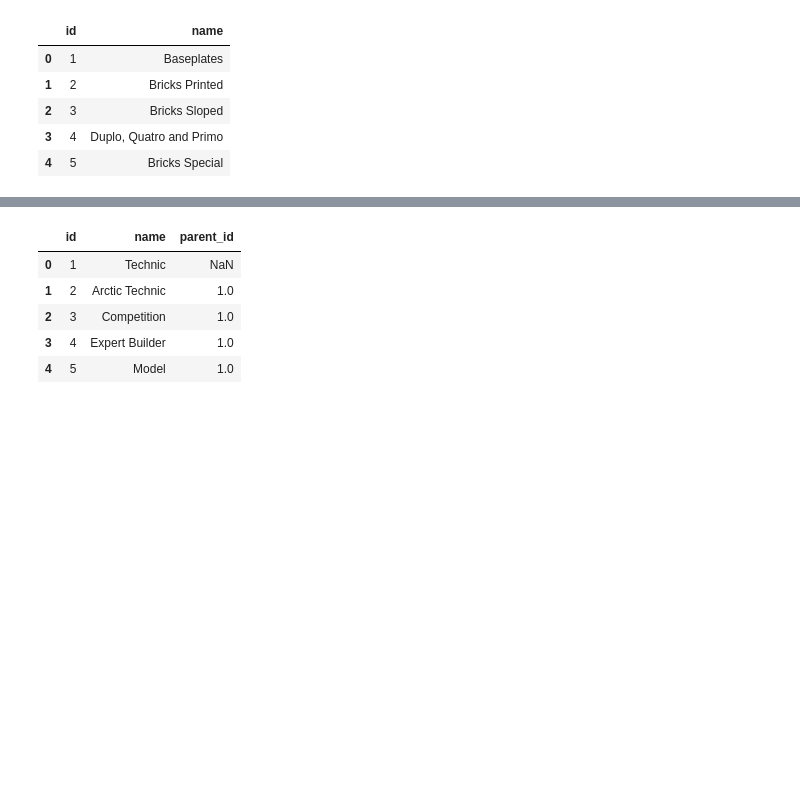
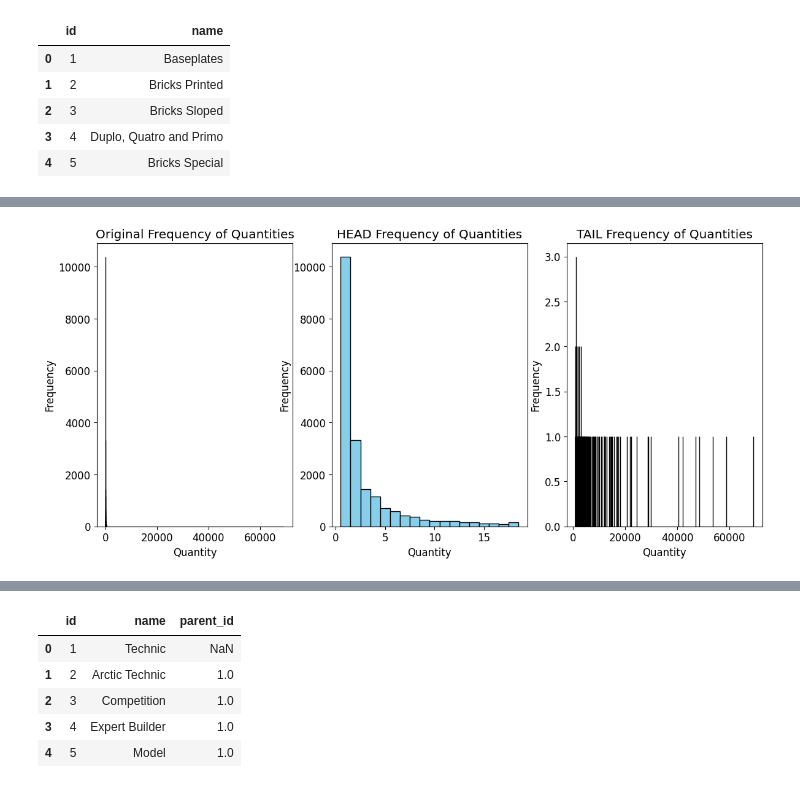
Before and after one commit to matias-herreros/ADD_Lego, a Jupyter notebook: EDA.ipynb, the cells around one changed output, grey strips where cells are left out. Saved outputs shown, nothing was run; the diff lists cells and outputs as text; code cells hidden in the pictures; blank space fills up the shorter version.

Commit message:
Quantity frequency analisys

```diff
--- a/EDA.ipynb
+++ b/EDA.ipynb
@@ -124,0 +194,5 @@ inventory_with_parts.head(5)
+# %%
+inventory_with_parts_grouped=inventory_with_parts.groupby('part_num')['quantity'].sum().reset_index().sort_values(by='quantity')
+# inventory_with_parts_graph=inventory_with_parts_graph.head(100)
+# inventory_with_parts_graph['part_num'].value_counts()
+print(inventory_with_parts_grouped)
@@ -124,0 +214,33 @@ inventory_with_parts.head(5)
+# %%
+
+min_range = inventory_with_parts_grouped['quantity'].min()
+max_range = inventory_with_parts_grouped['quantity'].max() + 2
+
+plt.figure(figsize=(14, 6))
+plt.subplot(1, 3, 1)
+plt.hist(inventory_with_parts_grouped['quantity'], bins=range(min_range, max_range), color='skyblue', edgecolor='black', align='left')
+plt.xlabel('Quantity')
+plt.ylabel('Frequency')
+plt.title('Original Frequency of Quantities')
+
+min_range = inventory_with_parts_grouped['quantity'].min()
+max_range = 20
+
+plt.subplot(1, 3, 2)
+plt.hist(inventory_with_parts_grouped['quantity'], bins=range(min_range, max_range), color='skyblue', edgecolor='black', align='left')
+plt.xlabel('Quantity')
+plt.ylabel('Frequency')
+plt.title('HEAD Frequency of Quantities')
+
+min_range = 1000
+max_range = inventory_with_parts_grouped['quantity'].max() + 2
+
+plt.subplot(1, 3, 3)
+plt.hist(inventory_with_parts_grouped['quantity'], bins=range(min_range, max_range), color='skyblue', edgecolor='black', align='left')
+plt.xlabel('Quantity')
+plt.ylabel('Frequency')
+plt.title('TAIL Frequency of Quantities')
+
+plt.show()
+# %% [output]
+[figure, added]
```
Also changed, not shown: parts of 14 cells of this notebook, 1 other file.
